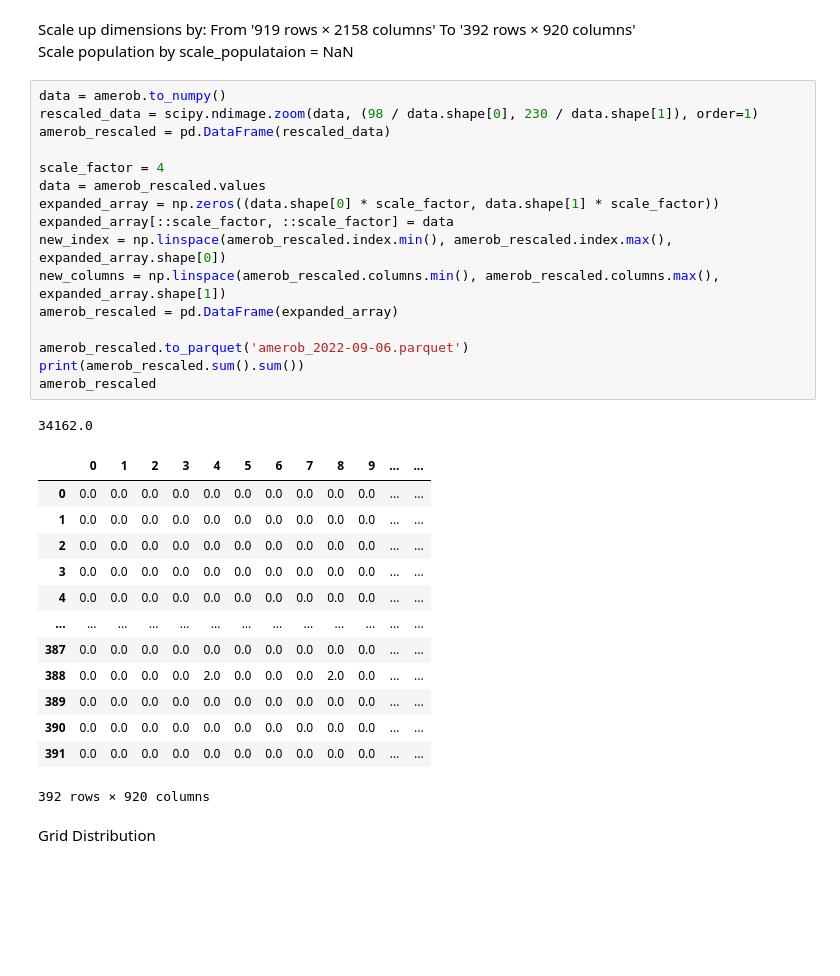
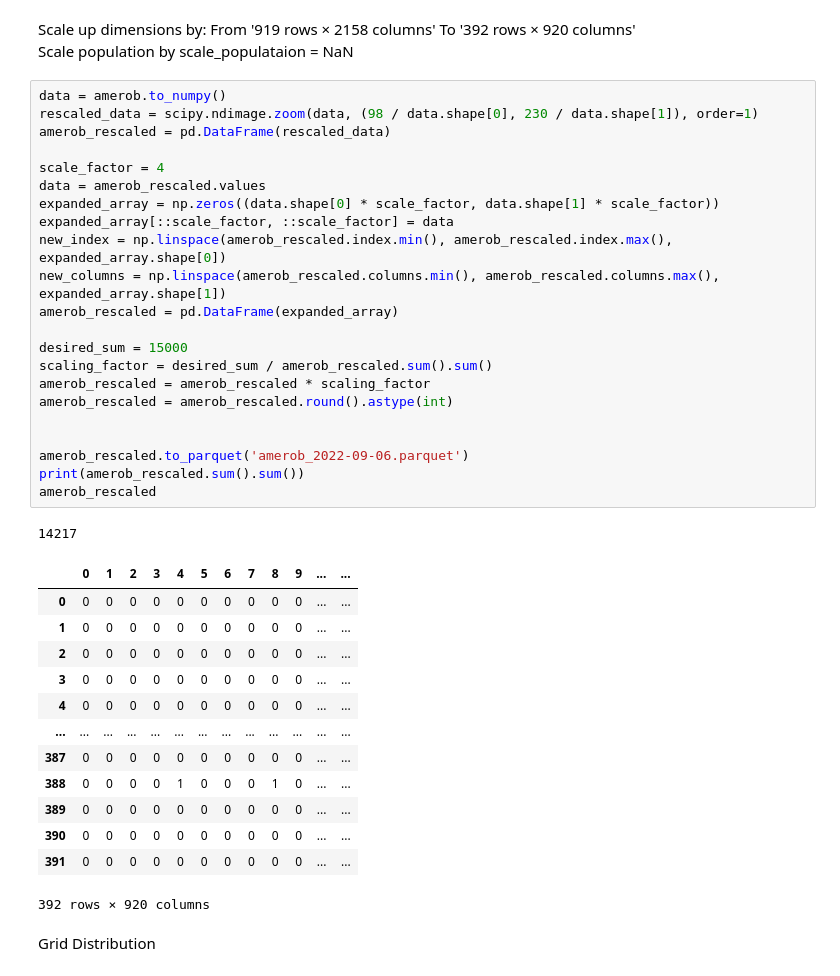
Before and after one commit to MatinMarjani/ABM-WNV, a Jupyter notebook: AmerobDataHandler.ipynb, the cells around one changed output. Saved outputs shown, nothing was run; the diff lists cells and outputs as text; blank space fills up the shorter version.

Commit message:
Update AmerobDataHandler.ipynb
Add rescaled population sum

```diff
--- a/AmerobDataHandler.ipynb
+++ b/AmerobDataHandler.ipynb
@@ -132,33 +155,39 @@ Scale population by scale_populataion = NaN
 # %%
 data = amerob.to_numpy()
 rescaled_data = scipy.ndimage.zoom(data, (98 / data.shape[0], 230 / data.shape[1]), order=1)
 amerob_rescaled = pd.DataFrame(rescaled_data)
 
 scale_factor = 4
 data = amerob_rescaled.values
 expanded_array = np.zeros((data.shape[0] * scale_factor, data.shape[1] * scale_factor))
 expanded_array[::scale_factor, ::scale_factor] = data
 new_index = np.linspace(amerob_rescaled.index.min(), amerob_rescaled.index.max(), expanded_array.shape[0])
 new_columns = np.linspace(amerob_rescaled.columns.min(), amerob_rescaled.columns.max(), expanded_array.shape[1])
 amerob_rescaled = pd.DataFrame(expanded_array)
 
+desired_sum = 15000
+scaling_factor = desired_sum / amerob_rescaled.sum().sum()
+amerob_rescaled = amerob_rescaled * scaling_factor
+amerob_rescaled = amerob_rescaled.round().astype(int)
+
+
 amerob_rescaled.to_parquet('amerob_2022-09-06.parquet')
 print(amerob_rescaled.sum().sum())
 amerob_rescaled
 # %% [output]
-34162.0
+14217
 |  | 0 | 1 | 2 | 3 | 4 | 5 | 6 | 7 | 8 | 9 | ... | ... |
-| 0 | 0.0 | 0.0 | 0.0 | 0.0 | 0.0 | 0.0 | 0.0 | 0.0 | 0.0 | 0.0 | ... | ... |
-| 1 | 0.0 | 0.0 | 0.0 | 0.0 | 0.0 | 0.0 | 0.0 | 0.0 | 0.0 | 0.0 | ... | ... |
-| 2 | 0.0 | 0.0 | 0.0 | 0.0 | 0.0 | 0.0 | 0.0 | 0.0 | 0.0 | 0.0 | ... | ... |
-| 3 | 0.0 | 0.0 | 0.0 | 0.0 | 0.0 | 0.0 | 0.0 | 0.0 | 0.0 | 0.0 | ... | ... |
-| 4 | 0.0 | 0.0 | 0.0 | 0.0 | 0.0 | 0.0 | 0.0 | 0.0 | 0.0 | 0.0 | ... | ... |
+| 0 | 0 | 0 | 0 | 0 | 0 | 0 | 0 | 0 | 0 | 0 | ... | ... |
+| 1 | 0 | 0 | 0 | 0 | 0 | 0 | 0 | 0 | 0 | 0 | ... | ... |
+| 2 | 0 | 0 | 0 | 0 | 0 | 0 | 0 | 0 | 0 | 0 | ... | ... |
+| 3 | 0 | 0 | 0 | 0 | 0 | 0 | 0 | 0 | 0 | 0 | ... | ... |
+| 4 | 0 | 0 | 0 | 0 | 0 | 0 | 0 | 0 | 0 | 0 | ... | ... |
 | ... | ... | ... | ... | ... | ... | ... | ... | ... | ... | ... | ... | ... |
-| 387 | 0.0 | 0.0 | 0.0 | 0.0 | 0.0 | 0.0 | 0.0 | 0.0 | 0.0 | 0.0 | ... | ... |
-| 388 | 0.0 | 0.0 | 0.0 | 0.0 | 2.0 | 0.0 | 0.0 | 0.0 | 2.0 | 0.0 | ... | ... |
-| 389 | 0.0 | 0.0 | 0.0 | 0.0 | 0.0 | 0.0 | 0.0 | 0.0 | 0.0 | 0.0 | ... | ... |
-| 390 | 0.0 | 0.0 | 0.0 | 0.0 | 0.0 | 0.0 | 0.0 | 0.0 | 0.0 | 0.0 | ... | ... |
-| 391 | 0.0 | 0.0 | 0.0 | 0.0 | 0.0 | 0.0 | 0.0 | 0.0 | 0.0 | 0.0 | ... | ... |
+| 387 | 0 | 0 | 0 | 0 | 0 | 0 | 0 | 0 | 0 | 0 | ... | ... |
+| 388 | 0 | 0 | 0 | 0 | 1 | 0 | 0 | 0 | 1 | 0 | ... | ... |
+| 389 | 0 | 0 | 0 | 0 | 0 | 0 | 0 | 0 | 0 | 0 | ... | ... |
+| 390 | 0 | 0 | 0 | 0 | 0 | 0 | 0 | 0 | 0 | 0 | ... | ... |
+| 391 | 0 | 0 | 0 | 0 | 0 | 0 | 0 | 0 | 0 | 0 | ... | ... |
 392 rows × 920 columns
 # %% [markdown]
 Grid Distribution
```
Also changed, not shown: parts of 2 cells of this notebook.
